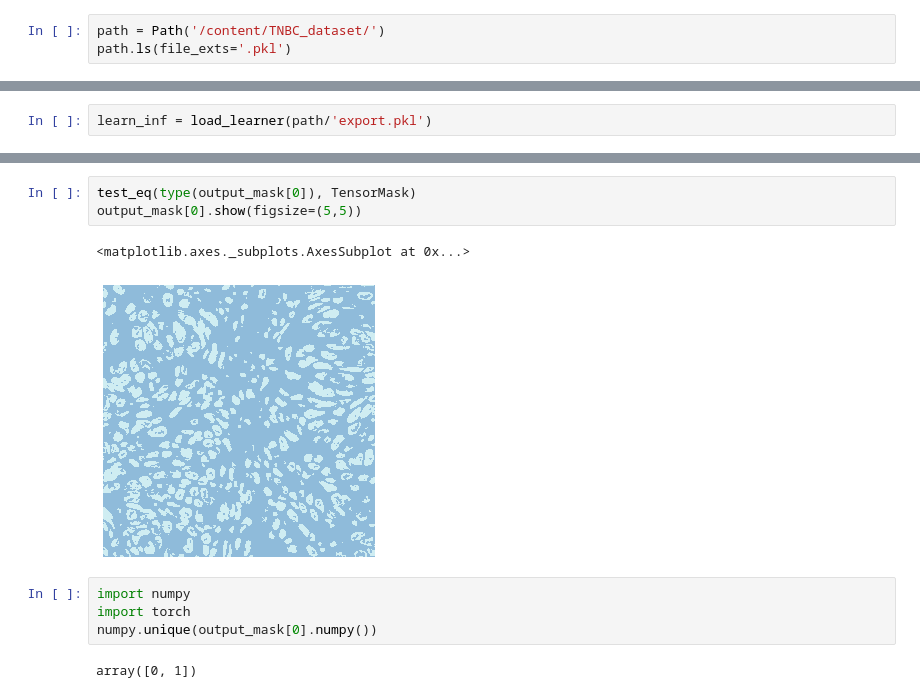
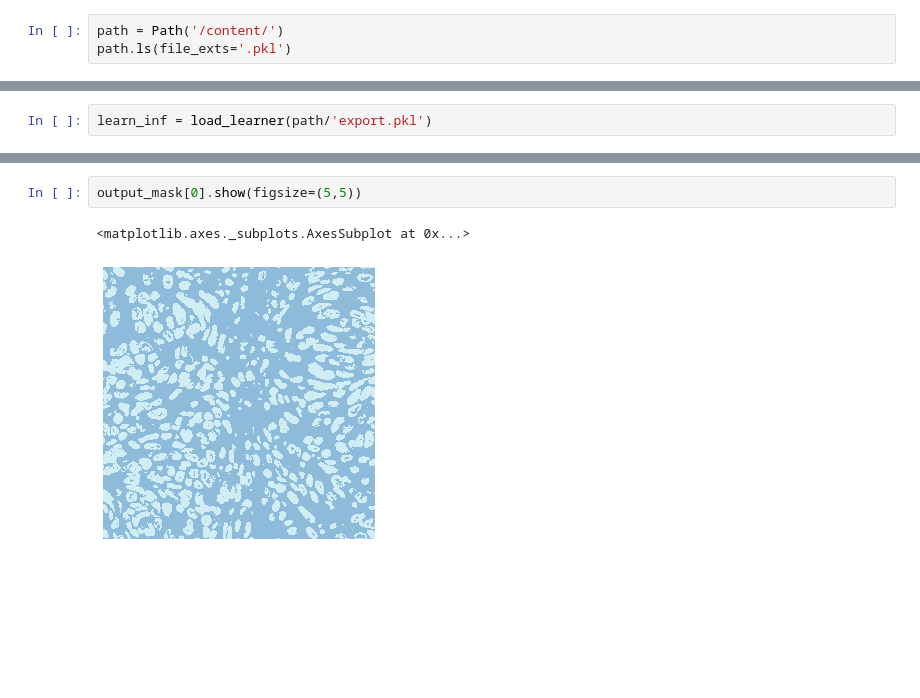
Before and after one commit to sheikmohdimran/Experiments_2020, a Jupyter notebook: Vision/FastAI2_Segmentation.ipynb, the cells around one changed output, grey strips where cells are left out. Saved outputs shown, nothing was run; the diff lists cells and outputs as text; blank space fills up the shorter version.

```diff
--- a/Vision/FastAI2_Segmentation.ipynb
+++ b/Vision/FastAI2_Segmentation.ipynb
@@ -95,6 +73,6 @@ learn.show_results(max_n=12, figsize=(8,8))
 # %%
 learn.export()
 # %%
-path = Path('/content/TNBC_dataset/')
+path = Path('/content/')
 path.ls(file_exts='.pkl')
 # %% [output]
@@ -106,15 +84,8 @@ output_mask = learn_inf.predict('TCGA-18-5592-01Z-00-DX1.png')
 # %% [output]
 [interactive output not drawn]
 # %%
-test_eq(type(output_mask[0]), TensorMask)
 output_mask[0].show(figsize=(5,5))
 # %% [output]
 <matplotlib.axes._subplots.AxesSubplot at 0x...>
-[figure, old version]
+[figure, new version]
-# %%
-import numpy
-import torch
-numpy.unique(output_mask[0].numpy())
-# %% [output]
-array([0, 1])
 # %%
```
Also changed, not shown: parts of 20 cells of this notebook.
